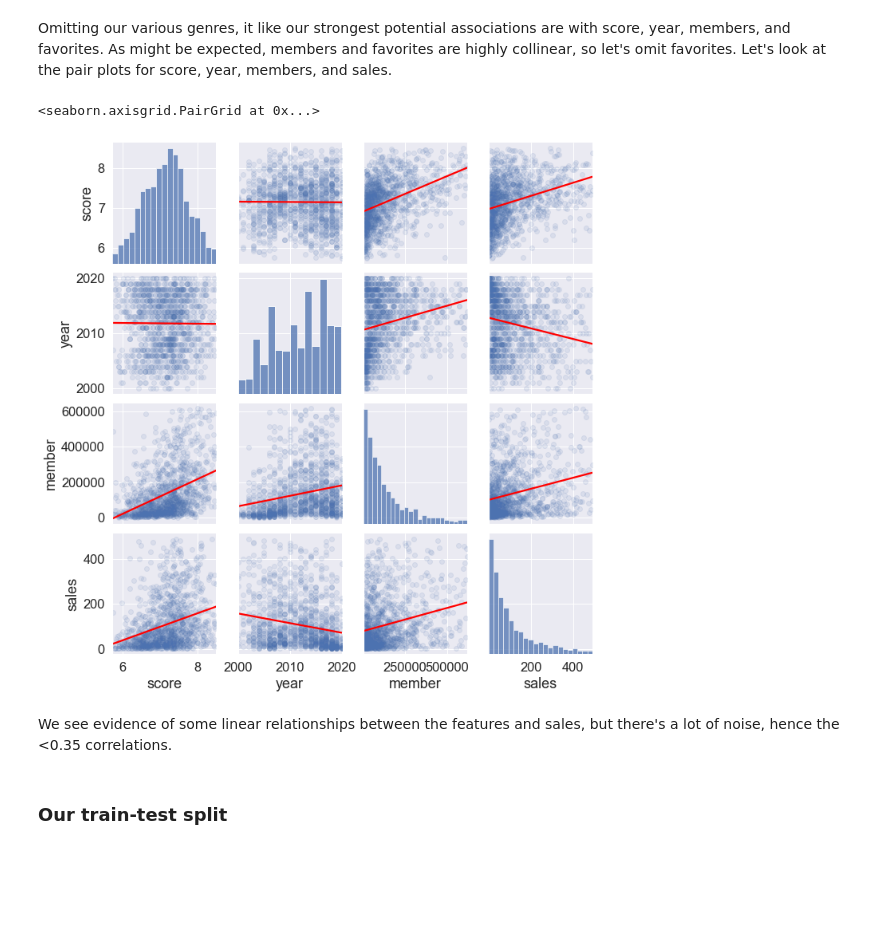
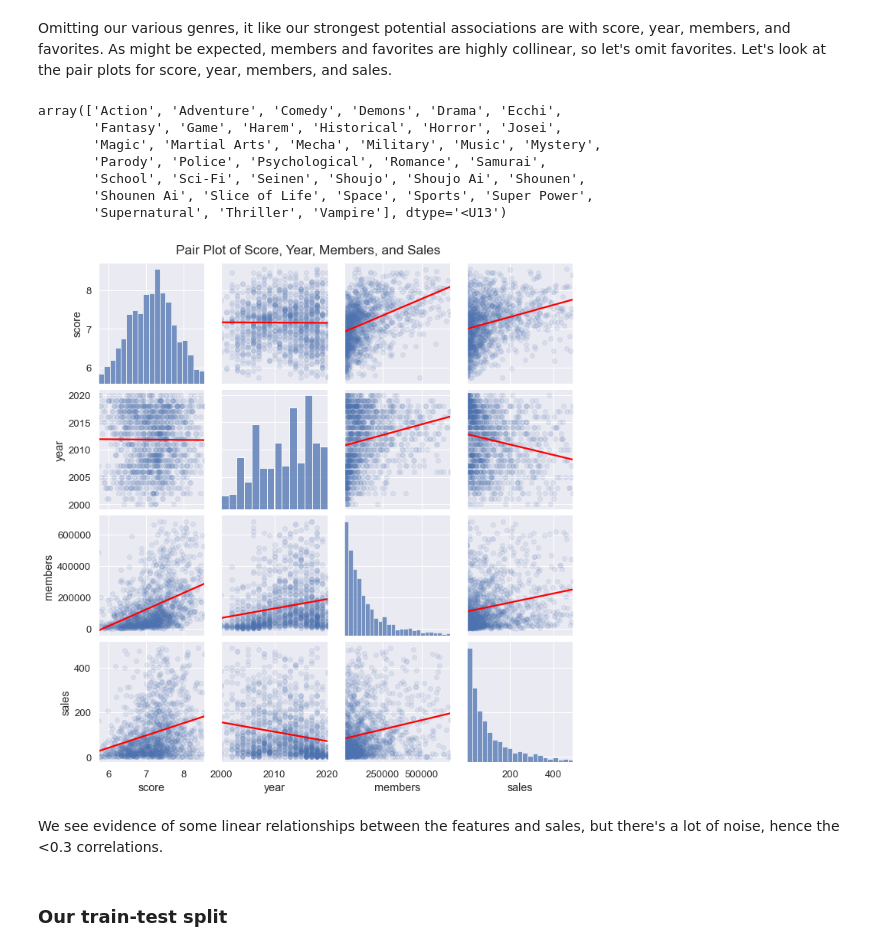
Before and after one commit to zhouandrewc/anime-sales-prediction, a Jupyter notebook: notebooks/5_regression.ipynb, the cells around one changed output. Drawn from its saved outputs; the diff is of its cells as text; code cells hidden in the pictures; blank space fills up the shorter version.

```diff
--- a/notebooks/5_regression.ipynb
+++ b/notebooks/5_regression.ipynb
@@ -34,3 +32,0 @@ We remove all sales greater than or equal to than 500, and all outliers for scor
-# %%
-data_df = data_df[data_df["sales"] < 500]
-data_df = data_df[(np.abs(stats.zscore(data_df[["score", "duration", "member"]])) < 2).all(axis=1)]
@@ -93,9 +101,22 @@ data_df.drop(labels=genre_list, axis=1).corr()
 # %% [markdown]
 Omitting our various genres, it like our strongest potential associations are with score, year, members, and favorites. As might be expected, members and favorites are highly collinear, so let's omit favorites. Let's look at the pair plots for score, year, members, and sales.
+# %%
+genre_list
+# %% [output]
+array(['Action', 'Adventure', 'Comedy', 'Demons', 'Drama', 'Ecchi',
+       'Fantasy', 'Game', 'Harem', 'Historical', 'Horror', 'Josei',
+       'Magic', 'Martial Arts', 'Mecha', 'Military', 'Music', 'Mystery',
+       'Parody', 'Police', 'Psychological', 'Romance', 'Samurai',
+       'School', 'Sci-Fi', 'Seinen', 'Shoujo', 'Shoujo Ai', 'Shounen',
+       'Shounen Ai', 'Slice of Life', 'Space', 'Sports', 'Super Power',
+       'Supernatural', 'Thriller', 'Vampire'], dtype='<U13')
 # %%
-sns.pairplot(data_df[["score", "year", "member", "sales"]], kind="reg", plot_kws={'ci': False, 'line_kws':{'color':'red'}, 'scatter_kws': {'alpha': 0.1}})
+sns.set(font_scale=1.2)
+g = sns.pairplot(data_df[["score", "year", "members", "sales"]], kind="reg",\
+             plot_kws={'ci': False, 'line_kws':{'color':'red'},\
+                       'scatter_kws': {'alpha': 0.1}})
+plt.suptitle("Pair Plot of Score, Year, Members, and Sales", y=1.015);
 # %% [output]
-<seaborn.axisgrid.PairGrid at 0x...>
-[figure, old version]
+[figure, new version]
 # %% [markdown]
-We see evidence of some linear relationships between the features and sales, but there's a lot of noise, hence the <0.35 correlations.
+We see evidence of some linear relationships between the features and sales, but there's a lot of noise, hence the <0.3 correlations.
```
Also changed, not shown: parts of 83 cells of this notebook, 6 other files.
